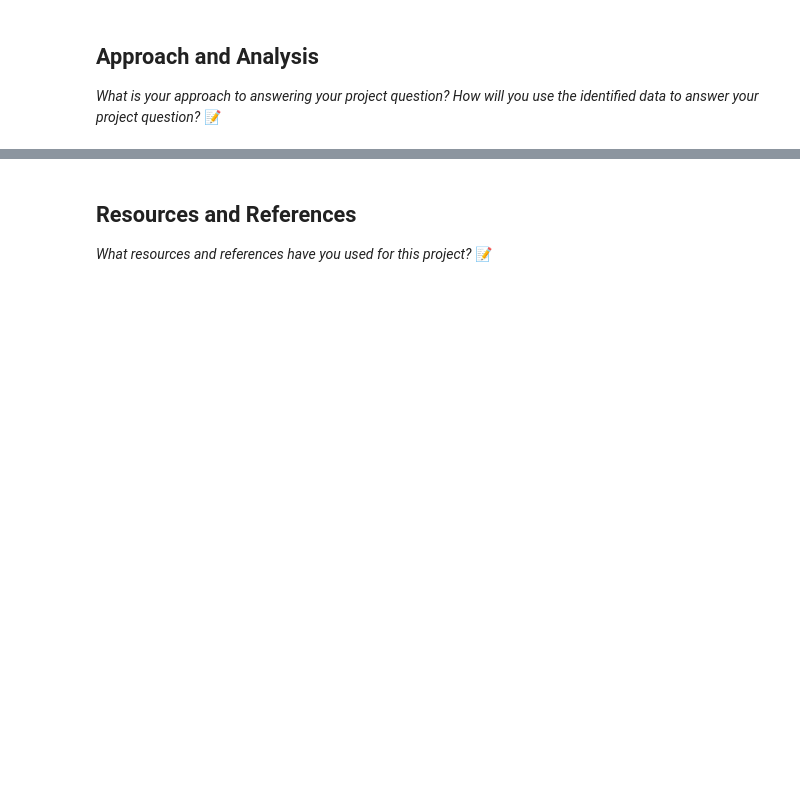
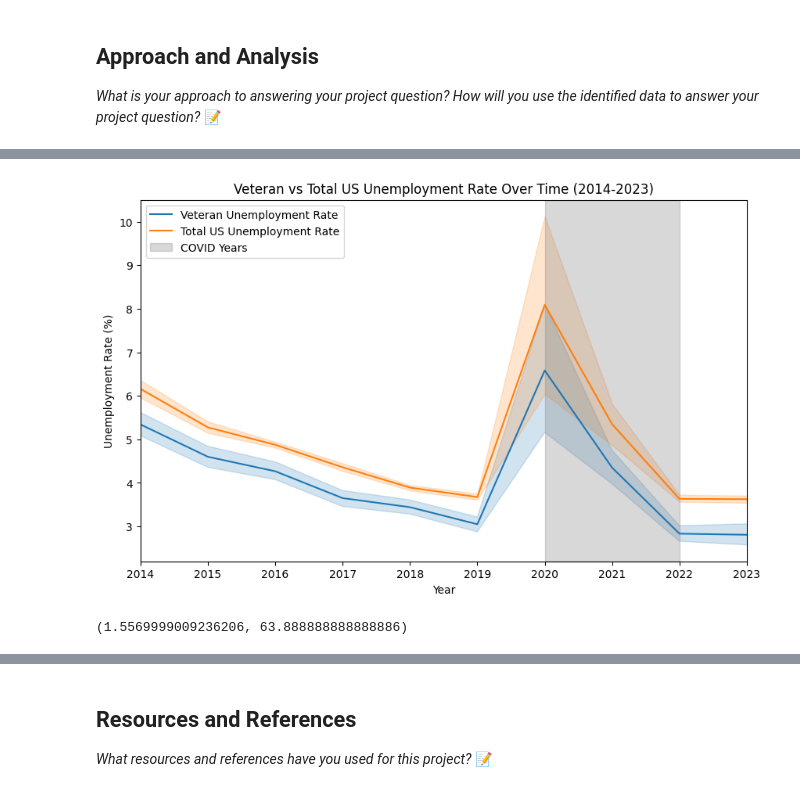
Before and after one commit to IT4063C-Fall24/final-project-vogelrj, a Jupyter notebook: source.ipynb, the cells around one changed output, grey strips where cells are left out. Cells and saved outputs as stored; diff of their text form; code cells hidden in the pictures; blank space fills up the shorter version.

```diff
--- a/source.ipynb
+++ b/source.ipynb
@@ -31,0 +131,6 @@ At the conclusion of this analysis I intend to show that there is a distinct rel
+# %%
+# load the unemployment rate from 2014-2024 from csv
+import pandas as pd
+
+unemployment_rate_df = pd.read_csv('data/us_unemployment_rate_2014_2024.csv')
+unemployment_rate_df.head()
@@ -112,0 +252,11 @@ I will merge the relevant information from the datasets using the year as a key.
+# %%
+#The vet_unemployment_rates_df has all its values stored as string. I will need to convert the values to ints and trim the "M" designator from the renamed column month
+
+vet_unemployment_rates_df['year'] = pd.to_numeric(vet_unemployment_rates_df['year'], errors='coerce')
+vet_unemployment_rates_df['value'] = pd.to_numeric(vet_unemployment_rates_df['value'], errors='coerce')
+vet_unemployment_rates_df['period'] = vet_unemployment_rates_df['period'].str.replace('M', '').astype(int)
+vet_unemployment_rates_df.rename(columns={'period': 'month'}, inplace=True)
+
+
+vet_unemployment_rates_df.info()
+vet_unemployment_rates_df.describe()
@@ -112,0 +283,8 @@ I will merge the relevant information from the datasets using the year as a key.
+# %%
+unemployment_rate_df['Month'] = unemployment_rate_df['DATE'].str.split('/').str[0].astype(int)
+unemployment_rate_df['Year'] = unemployment_rate_df['DATE'].str.split('/').str[-1].astype(int)
+
+unemployment_rate_df.drop(columns=['DATE'], inplace=True)
+
+
+unemployment_rate_df
@@ -112,0 +475,37 @@ I will merge the relevant information from the datasets using the year as a key.
+# %%
+plt.figure(figsize=(10, 6))
+
+sns.lineplot(data=vet_unemployment_rates_df, x='year', y='value', label='Veteran Unemployment Rate')
+
+sns.lineplot(data=unemployment_rate_df, x='Year', y='UNRATE', label='Total US Unemployment Rate')
+
+plt.axvspan(2020, 2022, color='gray', alpha=0.3, label='COVID Years')
+
+plt.title("Veteran vs Total US Unemployment Rate Over Time (2014-2023)")
+plt.xlabel("Year")
+plt.ylabel("Unemployment Rate (%)")
+plt.xlim(2014, 2023)
+plt.legend()
+plt.show()
+# %% [output]
+[figure, added]
+# %%
+#Isolating the data for covid years and averaging unemployment rates for vets and total population during that time compared to 2019
+pre_covid_year = 2019
+covid_years = [2020, 2021, 2022]
+
+pre_covid_spending = vet_program_spending_df[vet_program_spending_df['fiscal_year'] == pre_covid_year]['total_obligations'].values[0]
+
+covid_spending = vet_program_spending_df[vet_program_spending_df['fiscal_year'].isin(covid_years)]['total_obligations'].mean()
+
+spending_increase_pct = ((covid_spending - pre_covid_spending) / pre_covid_spending) * 100
+
+pre_covid_vet_unemployment = vet_unemployment_rates_df[vet_unemployment_rates_df['year'] == pre_covid_year]['value'].values[0]
+
+covid_vet_unemployment = vet_unemployment_rates_df[vet_unemployment_rates_df['year'].isin(covid_years)]['value'].mean()
+
+vet_unemployment_increase_pct = ((covid_vet_unemployment - pre_covid_vet_unemployment) / pre_covid_vet_unemployment) * 100
+
+spending_increase_pct, vet_unemployment_increase_pct
+# %% [output]
+(1.5569999009236206, 63.888888888888886)
```
Also changed, not shown: parts of 32 cells of this notebook, 4 other files.
